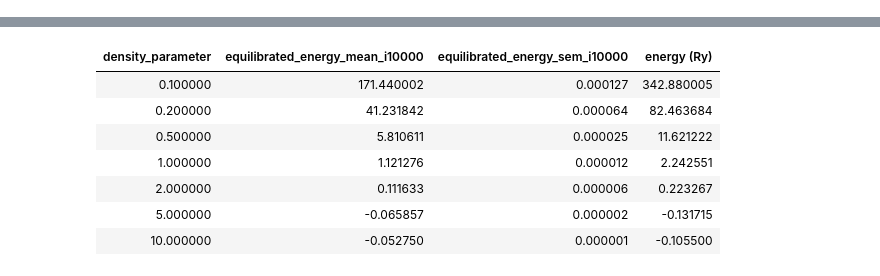
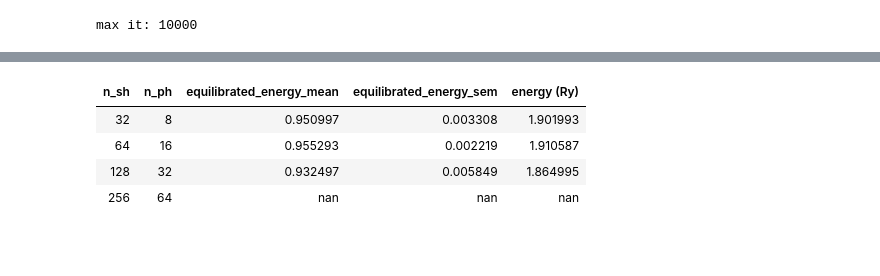
Before and after one commit to xmax1/nn_ansatz, a Jupyter notebook: src/exp/plotting.ipynb, the cells around one changed output, grey strips where cells are left out. Drawn from its saved outputs; the diff is of its cells as text; code cells hidden in the pictures; blank space fills up the shorter version.

```diff
--- a/src/exp/plotting.ipynb
+++ b/src/exp/plotting.ipynb
@@ -55,21 +90,20 @@ max it: 100000
 # %%
-data = get_data('/home/energy/amawi/projects/nn_ansatz/src/experiments/HEG/1611/el7_dp_sweep', dicts=[])
+data = get_data('/home/energy/amawi/projects/nn_ansatz/src/experiments/HEG/1811/find_n_params', dicts=[])
 
-plot_scatter(data['density_parameter'],
-             data['equilibrated_energy_mean_i10000'],
-             yerrs=data['equilibrated_energy_sem_i10000'],
-             title='density parameter sweep')
+graph = plot_scatter(data['n_sh'],
+             data['equilibrated_energy_mean'],
+             yerrs=data['equilibrated_energy_sem'],
+             title='n_params sweep')
 
-data['energy (Ry)'] = data['equilibrated_energy_mean_i10000'] * 2.
-data[['density_parameter', 'equilibrated_energy_mean_i10000', 'equilibrated_energy_sem_i10000', 'energy (Ry)']].sort_values(by='density_parameter').style.hide_index()
+show(graph)
+
+data[['n_sh', 'n_ph', 'equilibrated_energy_mean', 'equilibrated_energy_sem', 'energy (Ry)']].sort_values(by='n_sh').style.hide_index()
 # %% [output]
+max it: 10000
 [interactive output not drawn]
 [interactive output not drawn]
-| density_parameter | equilibrated_energy_mean_i10000 | equilibrated_energy_sem_i10000 | energy (Ry) |
-| 0.100000 | 171.440002 | 0.000127 | 342.880005 |
-| 0.200000 | 41.231842 | 0.000064 | 82.463684 |
-| 0.500000 | 5.810611 | 0.000025 | 11.621222 |
-| 1.000000 | 1.121276 | 0.000012 | 2.242551 |
-| 2.000000 | 0.111633 | 0.000006 | 0.223267 |
-| 5.000000 | -0.065857 | 0.000002 | -0.131715 |
-| 10.000000 | -0.052750 | 0.000001 | -0.105500 |
+| n_sh | n_ph | equilibrated_energy_mean | equilibrated_energy_sem | energy (Ry) |
+| 32 | 8 | 0.950997 | 0.003308 | 1.901993 |
+| 64 | 16 | 0.955293 | 0.002219 | 1.910587 |
+| 128 | 32 | 0.932497 | 0.005849 | 1.864995 |
+| 256 | 64 | nan | nan | nan |
```
Also changed, not shown: parts of 7 cells of this notebook, 9 other files.
